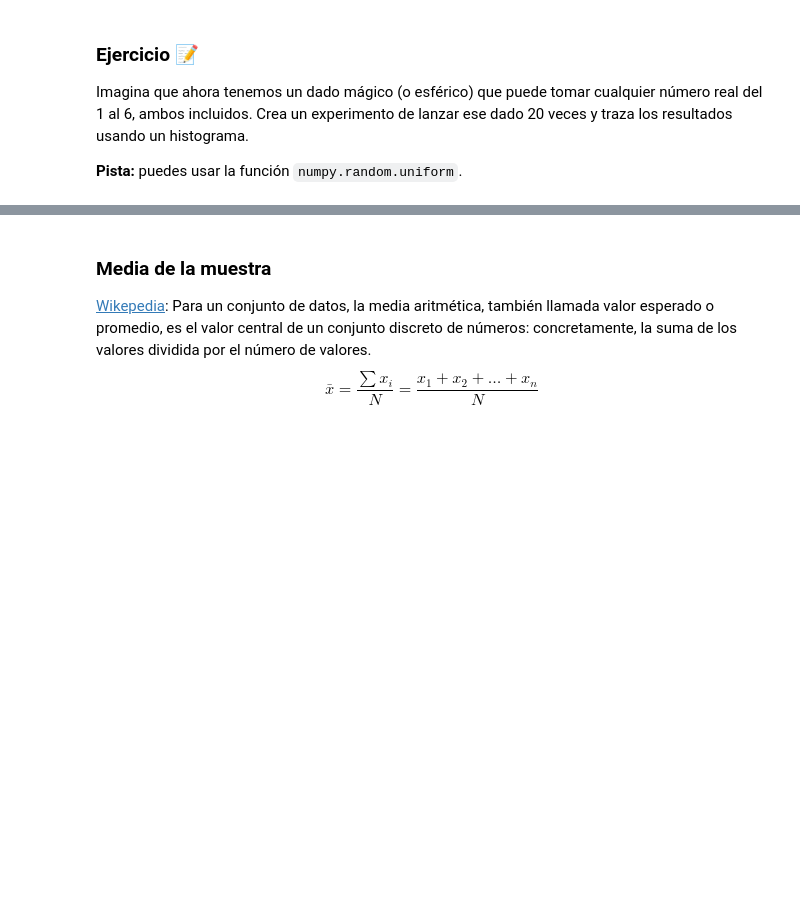
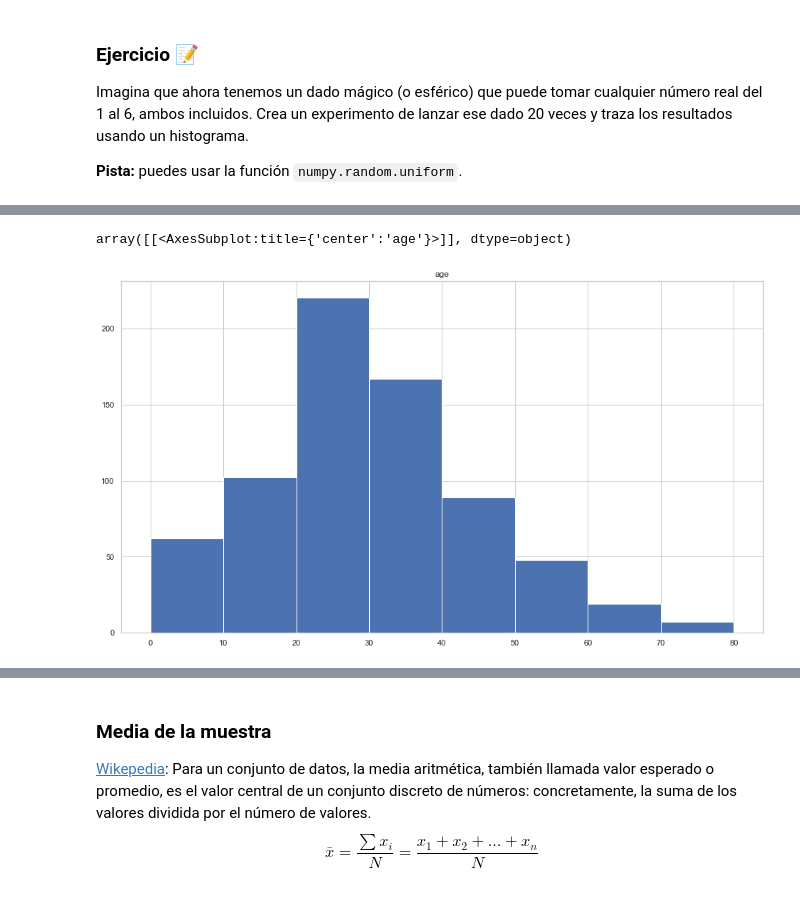
Before and after one commit to Ironhack-Data-Madrid-Octubre-2021/apuntes_clase, a Jupyter notebook: semana_05/02 - Intro estadística.ipynb, the cells around one changed output, grey strips where cells are left out. Saved outputs shown, nothing was run; the diff lists cells and outputs as text; code cells hidden in the pictures; blank space fills up the shorter version.

```diff
--- a/semana_05/02 - Intro estadística.ipynb
+++ b/semana_05/02 - Intro estadística.ipynb
@@ -153,2 +166,7 @@ Trazar el histograma de una distribución es siempre una buena idea. Proporciona
 # %%
 # yeap, pandas también tiene una opción rápida para trazar histogramas
+df_titanic= sns.load_dataset("titanic")
+df_titanic.hist("age", bins=np.linspace(0,80,9)) # Utilizamos linspace para tunear los bins por década
+# %% [output]
+array([[<AxesSubplot:title={'center':'age'}>]], dtype=object)
+[figure, added]
```
Also changed, not shown: parts of 34 cells of this notebook, 1 other file.
